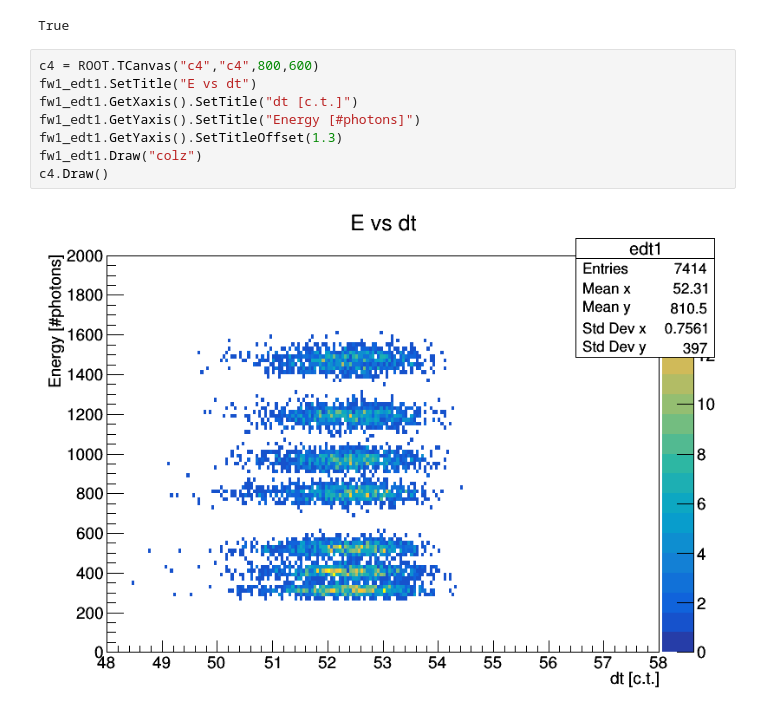
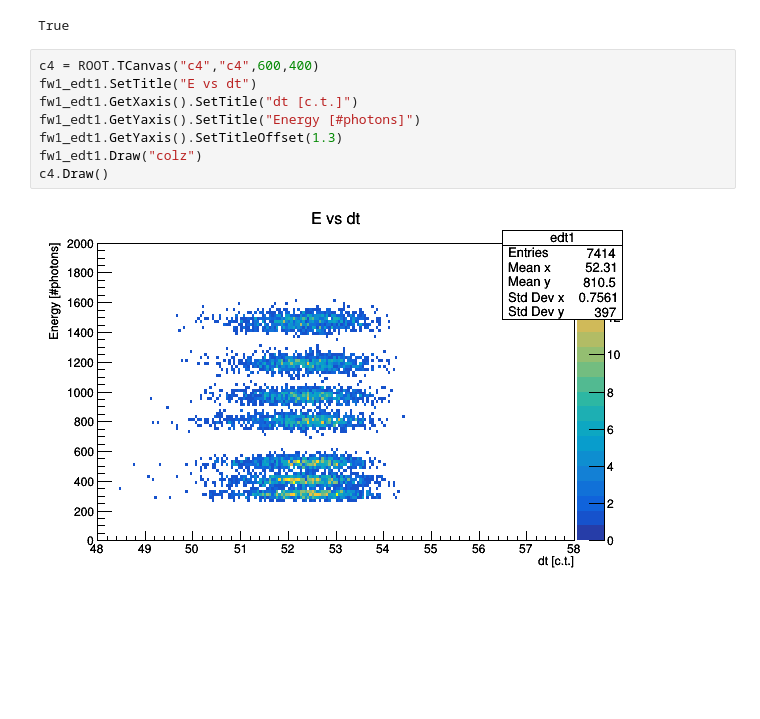
Before and after one commit to kimsiang/SLAC2016, a Jupyter notebook: TimeWalkAnalysis/WalkTime.ipynb, the cells around one changed output. Drawn from its saved outputs; the diff is of its cells as text; blank space fills up the shorter version.

```diff
--- a/TimeWalkAnalysis/WalkTime.ipynb
+++ b/TimeWalkAnalysis/WalkTime.ipynb
@@ -138,12 +142,12 @@ fw1_edt1.Add(fw7_edt1)
 # %% [output]
 True
 # %%
-c4 = ROOT.TCanvas("c4","c4",800,600)
+c4 = ROOT.TCanvas("c4","c4",600,400)
 fw1_edt1.SetTitle("E vs dt")
 fw1_edt1.GetXaxis().SetTitle("dt [c.t.]")
 fw1_edt1.GetYaxis().SetTitle("Energy [#photons]")
 fw1_edt1.GetYaxis().SetTitleOffset(1.3)
 fw1_edt1.Draw("colz")
 c4.Draw()
 # %% [output]
-[figure, old version]
+[figure, new version]
```
Also changed, not shown: parts of 3 cells of this notebook.
